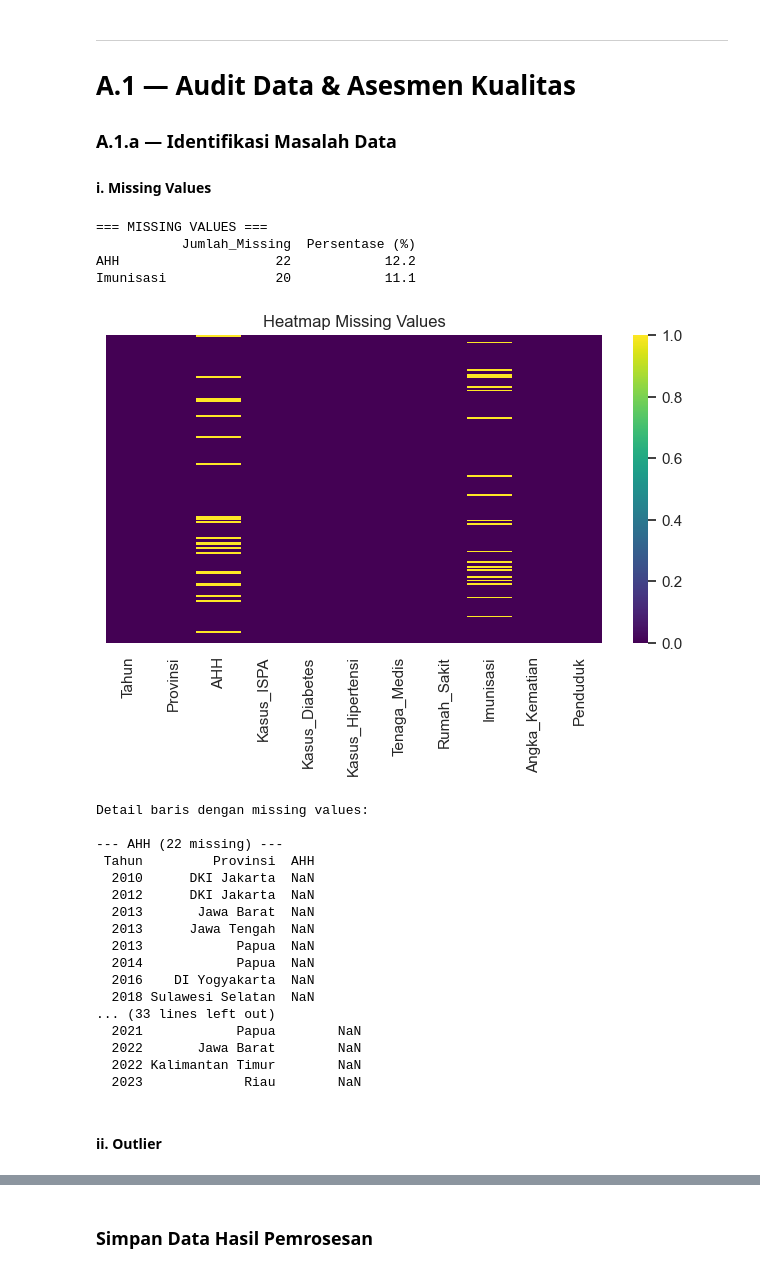
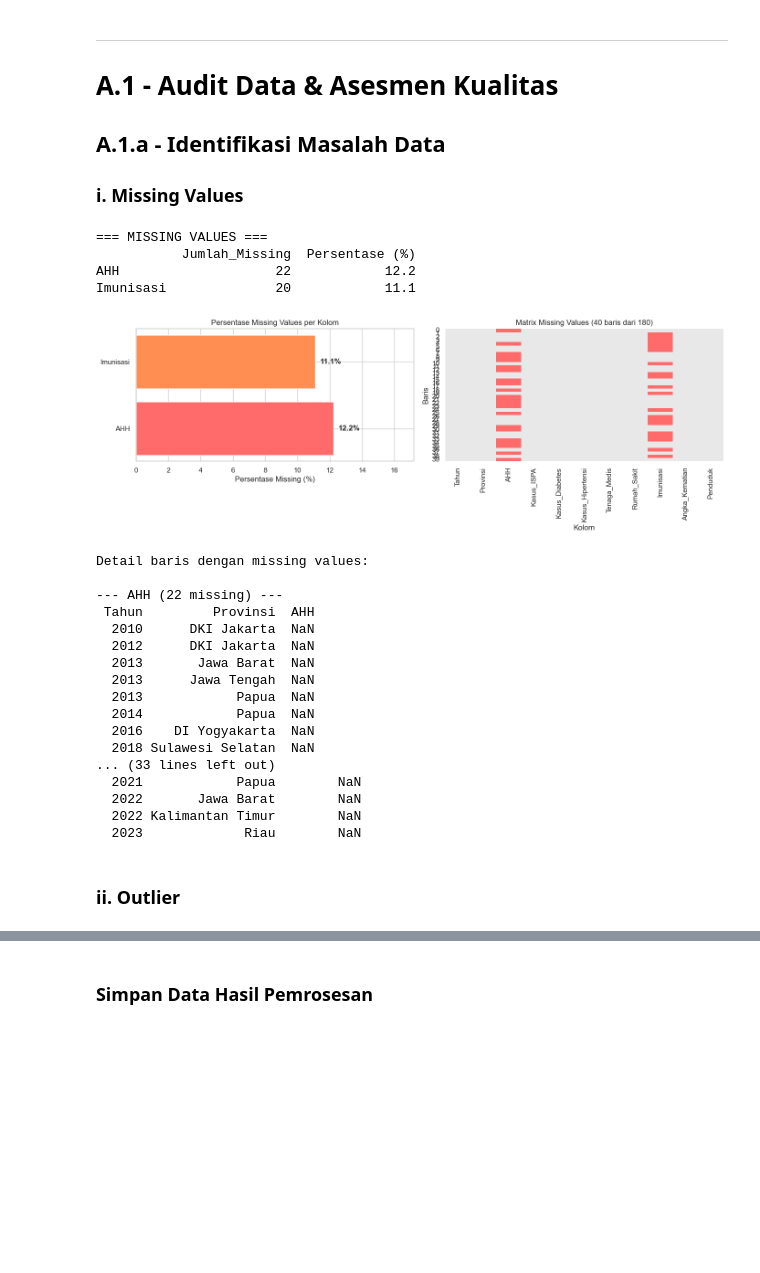
Before and after one commit to Daalleee/Data_Analyst, a Jupyter notebook: analyst_kesehatan.ipynb, the cells around one changed output, grey strips where cells are left out. Drawn from its saved outputs; the diff is of its cells as text; code cells hidden in the pictures; blank space fills up the shorter version.

```diff
--- a/analyst_kesehatan.ipynb
+++ b/analyst_kesehatan.ipynb
@@ -31,39 +34,59 @@ Dataset loaded: 180 baris x 11 kolom
 | 4 | 2010 | Jawa Timur | 64.4 | 37586 | 19456 | 9897 | 7364 | 131 | ... |
 # %% [markdown]
 ---
-# A.1 — Audit Data & Asesmen Kualitas
+# A.1 - Audit Data & Asesmen Kualitas
 
-### A.1.a — Identifikasi Masalah Data
+## A.1.a - Identifikasi Masalah Data
 
-#### i. Missing Values
+### i. Missing Values
 # %%
 # Cek missing values
 missing = pd.DataFrame({
     'Jumlah_Missing': df.isnull().sum(),
     'Persentase (%)': (df.isnull().sum() / len(df) * 100).round(1)
 })
 missing = missing[missing['Jumlah_Missing'] > 0]
 
 print("=== MISSING VALUES ===")
 print(missing)
 
-# Visualisasi
-plt.figure(figsize=(8, 4))
-sns.heatmap(df.isnull(), cbar=True, cmap='viridis', yticklabels=False)
-plt.title('Heatmap Missing Values')
+# Visualisasi 1: Bar chart persentase missing per kolom
+fig, axes = plt.subplots(1, 2, figsize=(14, 5))
+
+# Bar chart
+cols_with_missing = df.columns[df.isnull().sum() > 0]
+missing_pct = df[cols_with_missing].isnull().mean() * 100
+bars = axes[0].barh(cols_with_missing, missing_pct, color=['#FF6B6B', '#FF8E53'])
+axes[0].set_xlabel('Persentase Missing (%)')
+axes[0].set_title('Persentase Missing Values per Kolom')
+axes[0].set_xlim(0, max(missing_pct) + 5)
+for bar, pct in zip(bars, missing_pct):
+    axes[0].text(bar.get_width() + 0.3, bar.get_y() + bar.get_height()/2,
+                f'{pct:.1f}%', va='center', fontweight='bold')
+
+# Visualisasi 2: Matrix plot - hanya tampilkan baris yang punya missing
+df_missing_rows = df[df.isnull().any(axis=1)].copy()
+df_missing_rows = df_missing_rows.reset_index(drop=True)
+sns.heatmap(df_missing_rows.isnull(), cbar=False, ax=axes[1],
+            cmap=['#E8E8E8', '#FF6B6B'], yticklabels=True, xticklabels=True)
+axes[1].set_title(f'Matrix Missing Values ({len(df_missing_rows)} baris dari {len(df)})')
+axes[1].set_xlabel('Kolom')
+axes[1].set_ylabel('Baris')
+
+plt.tight_layout()
 plt.show()
 
 # Detail baris yang missing
 print("\nDetail baris dengan missing values:")
 for col in missing.index:
     print(f"\n--- {col} ({missing.loc[col, 'Jumlah_Missing']} missing) ---")
     print(df[df[col].isnull()][['Tahun', 'Provinsi', col]].to_string(index=False))
 # %% [output]
 === MISSING VALUES ===
            Jumlah_Missing  Persentase (%)
 AHH                    22            12.2
 Imunisasi              20            11.1
-[figure, old version]
+[figure, new version]
 Detail baris dengan missing values:
 
 --- AHH (22 missing) ---
@@ -82,5 +105,5 @@ Detail baris dengan missing values:
   2022 Kalimantan Timur        NaN
   2023             Riau        NaN
 # %% [markdown]
-#### ii. Outlier
+### ii. Outlier
 # %%
```
Also changed, not shown: parts of 29 cells of this notebook, 2 other files.
